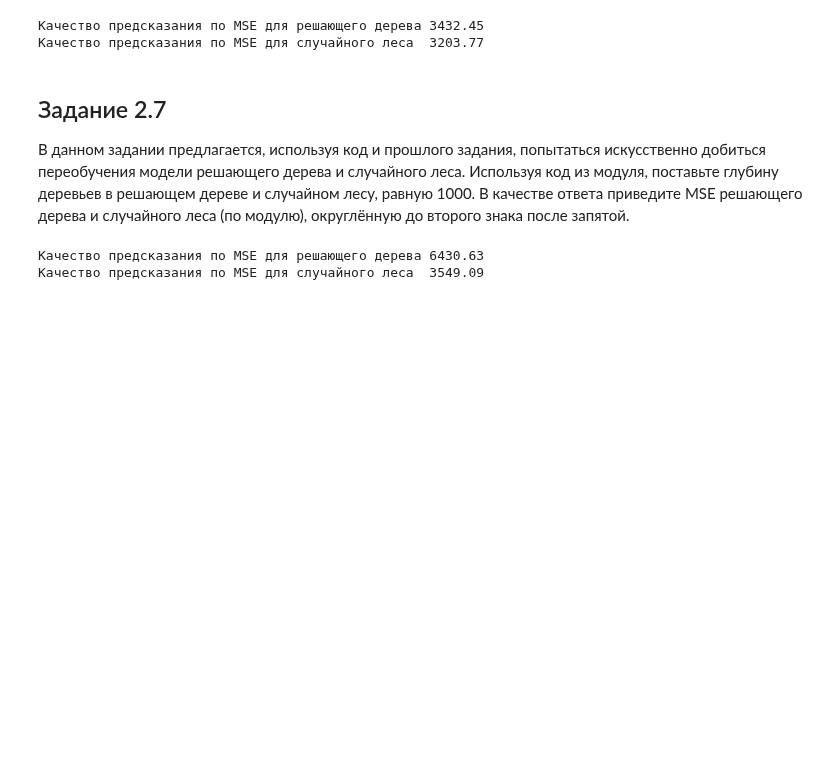
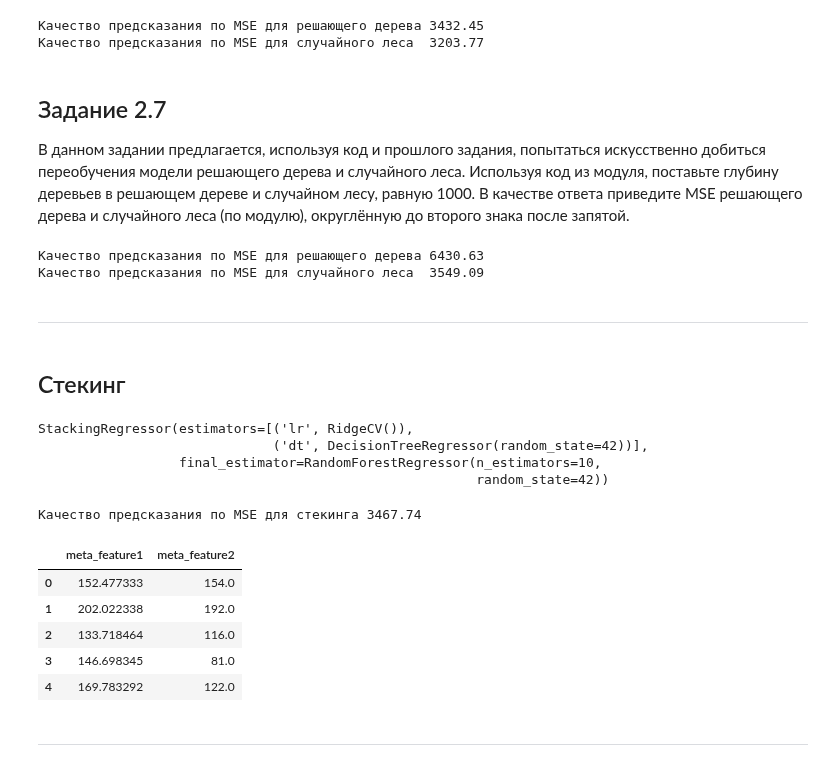
Before and after one commit to UdTatyana/SF-Data-Science, a Jupyter notebook: Skillfactory/ML-8 Ансамбли, пайплайн, Metric Learning/пайплайн/MetricLearning/Ансамбли.ipynb, the cells around one changed output. Saved outputs shown, nothing was run; the diff lists cells and outputs as text; code cells hidden in the pictures; blank space fills up the shorter version.

```diff
--- a/Skillfactory/ML-8 Ансамбли, пайплайн, Metric Learning/пайплайн/MetricLearning/Ансамбли.ipynb
+++ b/Skillfactory/ML-8 Ансамбли, пайплайн, Metric Learning/пайплайн/MetricLearning/Ансамбли.ipynb
@@ -127,3 +127,7 @@ print(f'Качество предсказания по MSE для случайн
 # %% [output]
 Качество предсказания по MSE для решающего дерева 6430.63
 Качество предсказания по MSE для случайного леса  3549.09
+# %% [markdown]
+---
+# %% [markdown]
+ ## Стекинг
@@ -129,0 +137,45 @@ print(f'Качество предсказания по MSE для случайн
+# %%
+# Создаем список кортежей вида: (наименование модели, модель)
+estimators = [
+    ('lr', RidgeCV()),
+    ('dt',  DecisionTreeRegressor(random_state=42))
+]
+
+# Создаем объект класса стекинг
+reg = StackingRegressor(
+    estimators=estimators,
+    final_estimator=RandomForestRegressor(n_estimators=10,
+                                          random_state=42)
+)
+# Обучаем модель
+reg.fit(X_train, y_train)
+# %% [output]
+StackingRegressor(estimators=[('lr', RidgeCV()),
+                              ('dt', DecisionTreeRegressor(random_state=42))],
+                  final_estimator=RandomForestRegressor(n_estimators=10,
+                                                        random_state=42))
+# %%
+# Формируем предсказание для тестовой выборки
+y_pred_stack = reg.predict(X_test)
+# Оцениваем качество по метрике MSE
+print(f'Качество предсказания по MSE для стекинга {round(mean_squared_error(y_test, y_pred_stack), 2)}')
+# %% [output]
+Качество предсказания по MSE для стекинга 3467.74
+# %%
+# Получаем мета-признаки из тренировочных данных
+meta_data = reg.transform(X_train)
+# Создаем DataFrame
+meta_df = pd.DataFrame(
+    meta_data, #содержимое таблицы
+    columns=['meta_feature1', 'meta_feature2',] #название столбцов
+)
+meta_df.head()
+# %% [output]
+|  | meta_feature1 | meta_feature2 |
+| 0 | 152.477333 | 154.0 |
+| 1 | 202.022338 | 192.0 |
+| 2 | 133.718464 | 116.0 |
+| 3 | 146.698345 | 81.0 |
+| 4 | 169.783292 | 122.0 |
+# %% [markdown]
+---
```
Also changed, not shown: parts of 10 cells of this notebook.
